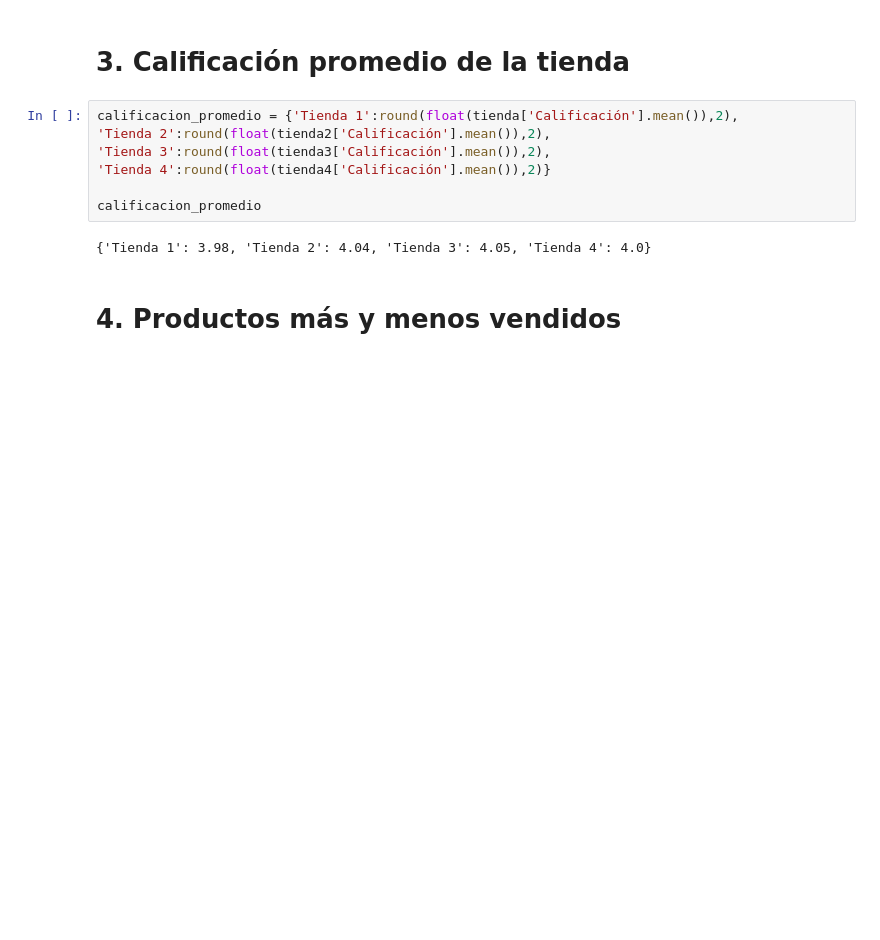
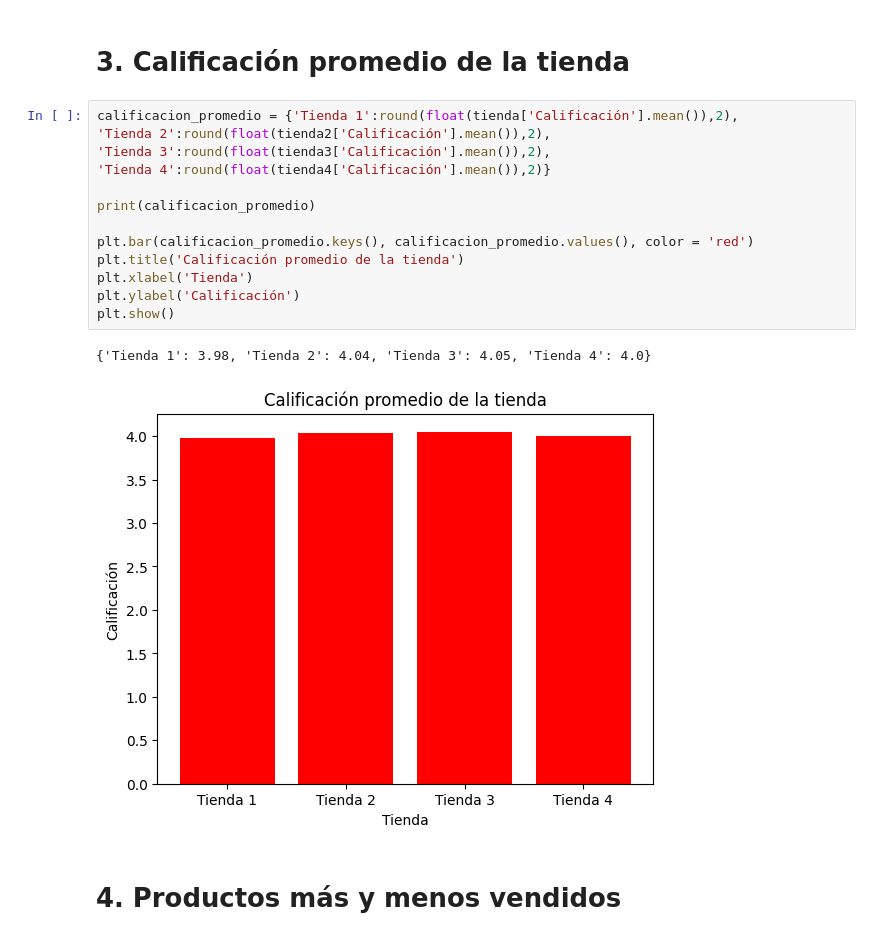
Before and after one commit to AntonioZN23/Challenge1-AluraStore, a Jupyter notebook: AluraStoreLatam.ipynb, the cells around one changed output. Saved outputs shown, nothing was run; the diff lists cells and outputs as text; blank space fills up the shorter version.

```diff
--- a/AluraStoreLatam.ipynb
+++ b/AluraStoreLatam.ipynb
@@ -60,12 +106,19 @@ print(ventas_por_categoria(tienda4))
 # %%
 calificacion_promedio = {'Tienda 1':round(float(tienda['Calificación'].mean()),2),
 'Tienda 2':round(float(tienda2['Calificación'].mean()),2),
 'Tienda 3':round(float(tienda3['Calificación'].mean()),2),
 'Tienda 4':round(float(tienda4['Calificación'].mean()),2)}
 
-calificacion_promedio
+print(calificacion_promedio)
+
+plt.bar(calificacion_promedio.keys(), calificacion_promedio.values(), color = 'red')
+plt.title('Calificación promedio de la tienda')
+plt.xlabel('Tienda')
+plt.ylabel('Calificación')
+plt.show()
 # %% [output]
 {'Tienda 1': 3.98, 'Tienda 2': 4.04, 'Tienda 3': 4.05, 'Tienda 4': 4.0}
+[figure, added]
 # %% [markdown]
 # 4. Productos más y menos vendidos
 # %%
```
Also changed, not shown: parts of 12 cells of this notebook.
